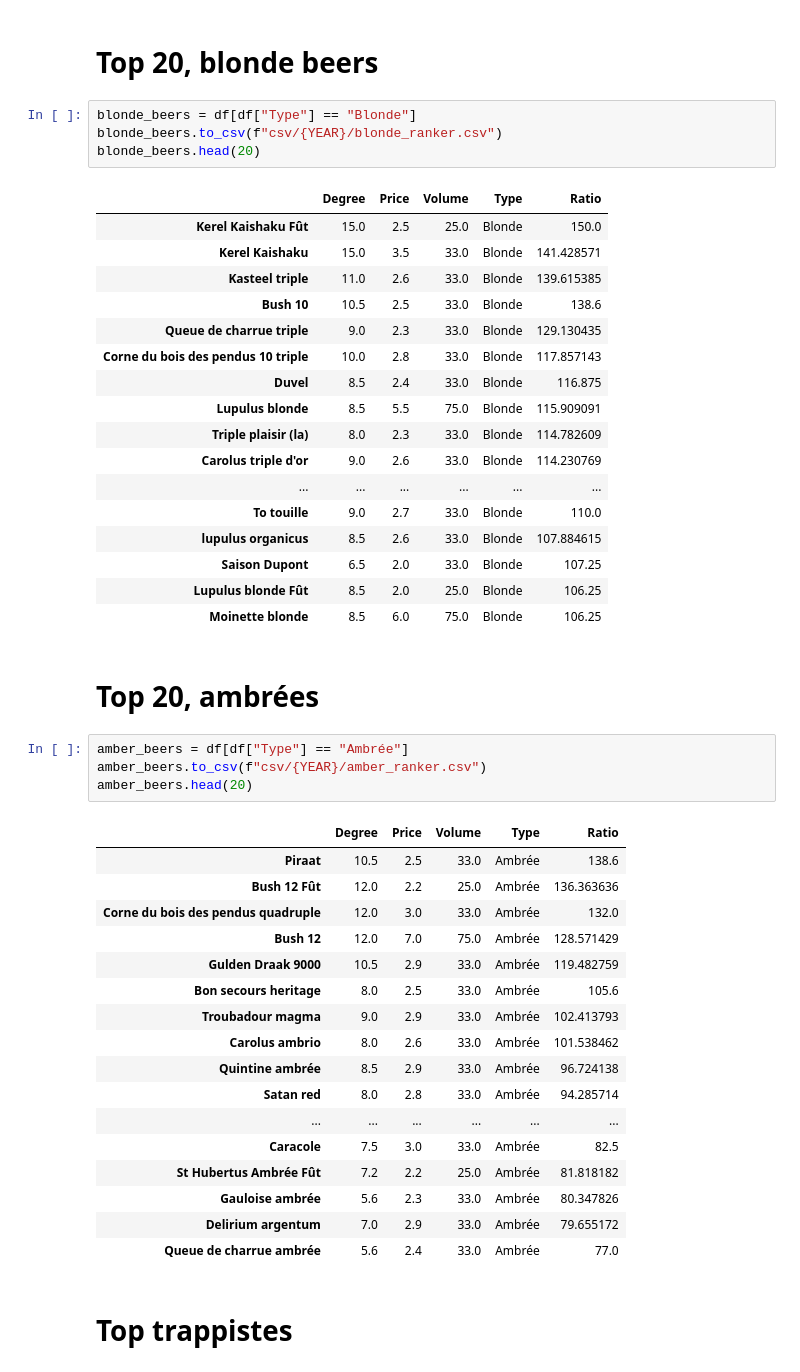
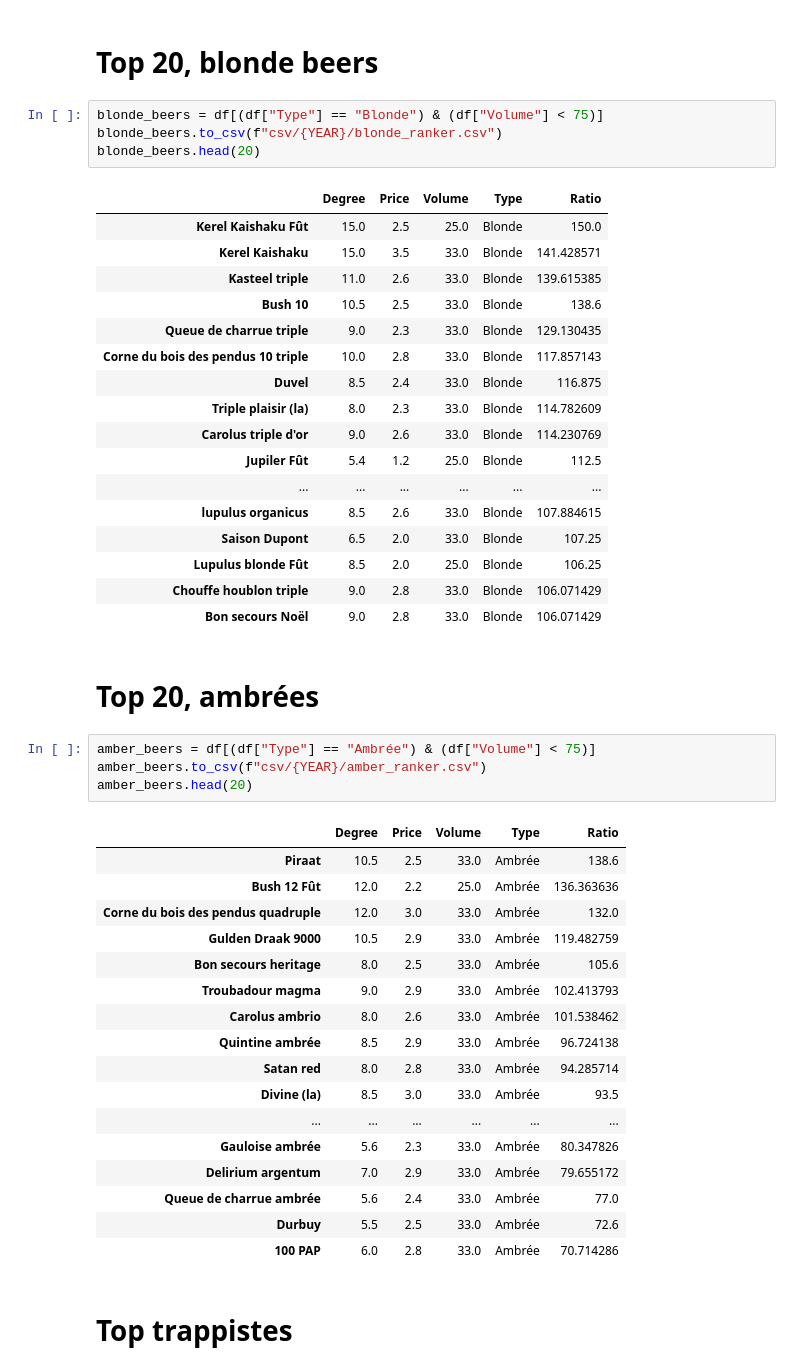
Before and after one commit to nicojmn/quinzaine-ranker, a Jupyter notebook: notebook.ipynb, the cells around one changed output. Saved outputs shown, nothing was run; the diff lists cells and outputs as text.

```diff
--- a/notebook.ipynb
+++ b/notebook.ipynb
@@ -84,7 +84,7 @@ df.head(20)
 # %% [markdown]
 # Top 20, blonde beers
 # %%
-blonde_beers = df[df["Type"] == "Blonde"]
+blonde_beers = df[(df["Type"] == "Blonde") & (df["Volume"] < 75)]
 blonde_beers.to_csv(f"csv/{YEAR}/blonde_ranker.csv")
 blonde_beers.head(20)
 # %% [output]
@@ -96,39 +96,39 @@ blonde_beers.head(20)
 | Queue de charrue triple | 9.0 | 2.3 | 33.0 | Blonde | 129.130435 |
 | Corne du bois des pendus 10 triple | 10.0 | 2.8 | 33.0 | Blonde | 117.857143 |
 | Duvel | 8.5 | 2.4 | 33.0 | Blonde | 116.875 |
-| Lupulus blonde | 8.5 | 5.5 | 75.0 | Blonde | 115.909091 |
 | Triple plaisir (la) | 8.0 | 2.3 | 33.0 | Blonde | 114.782609 |
 | Carolus triple d'or | 9.0 | 2.6 | 33.0 | Blonde | 114.230769 |
+| Jupiler Fût | 5.4 | 1.2 | 25.0 | Blonde | 112.5 |
 | ... | ... | ... | ... | ... | ... |
-| To touille | 9.0 | 2.7 | 33.0 | Blonde | 110.0 |
 | lupulus organicus | 8.5 | 2.6 | 33.0 | Blonde | 107.884615 |
 | Saison Dupont | 6.5 | 2.0 | 33.0 | Blonde | 107.25 |
 | Lupulus blonde Fût | 8.5 | 2.0 | 25.0 | Blonde | 106.25 |
-| Moinette blonde | 8.5 | 6.0 | 75.0 | Blonde | 106.25 |
+| Chouffe houblon triple | 9.0 | 2.8 | 33.0 | Blonde | 106.071429 |
+| Bon secours Noël | 9.0 | 2.8 | 33.0 | Blonde | 106.071429 |
 # %% [markdown]
 # Top 20, ambrées
 # %%
-amber_beers = df[df["Type"] == "Ambrée"]
+amber_beers = df[(df["Type"] == "Ambrée") & (df["Volume"] < 75)]
 amber_beers.to_csv(f"csv/{YEAR}/amber_ranker.csv")
 amber_beers.head(20)
 # %% [output]
 |  | Degree | Price | Volume | Type | Ratio |
 | Piraat | 10.5 | 2.5 | 33.0 | Ambrée | 138.6 |
 | Bush 12 Fût | 12.0 | 2.2 | 25.0 | Ambrée | 136.363636 |
 | Corne du bois des pendus quadruple | 12.0 | 3.0 | 33.0 | Ambrée | 132.0 |
-| Bush 12 | 12.0 | 7.0 | 75.0 | Ambrée | 128.571429 |
 | Gulden Draak 9000 | 10.5 | 2.9 | 33.0 | Ambrée | 119.482759 |
 | Bon secours heritage | 8.0 | 2.5 | 33.0 | Ambrée | 105.6 |
 | Troubadour magma | 9.0 | 2.9 | 33.0 | Ambrée | 102.413793 |
 | Carolus ambrio | 8.0 | 2.6 | 33.0 | Ambrée | 101.538462 |
 | Quintine ambrée | 8.5 | 2.9 | 33.0 | Ambrée | 96.724138 |
 | Satan red | 8.0 | 2.8 | 33.0 | Ambrée | 94.285714 |
+| Divine (la) | 8.5 | 3.0 | 33.0 | Ambrée | 93.5 |
 | ... | ... | ... | ... | ... | ... |
-| Caracole | 7.5 | 3.0 | 33.0 | Ambrée | 82.5 |
-| St Hubertus Ambrée Fût | 7.2 | 2.2 | 25.0 | Ambrée | 81.818182 |
 | Gauloise ambrée | 5.6 | 2.3 | 33.0 | Ambrée | 80.347826 |
 | Delirium argentum | 7.0 | 2.9 | 33.0 | Ambrée | 79.655172 |
 | Queue de charrue ambrée | 5.6 | 2.4 | 33.0 | Ambrée | 77.0 |
+| Durbuy | 5.5 | 2.5 | 33.0 | Ambrée | 72.6 |
+| 100 PAP | 6.0 | 2.8 | 33.0 | Ambrée | 70.714286 |
 # %% [markdown]
 # Top trappistes
 # %%
```
Also changed, not shown: parts of 5 cells of this notebook, 5 other files.
